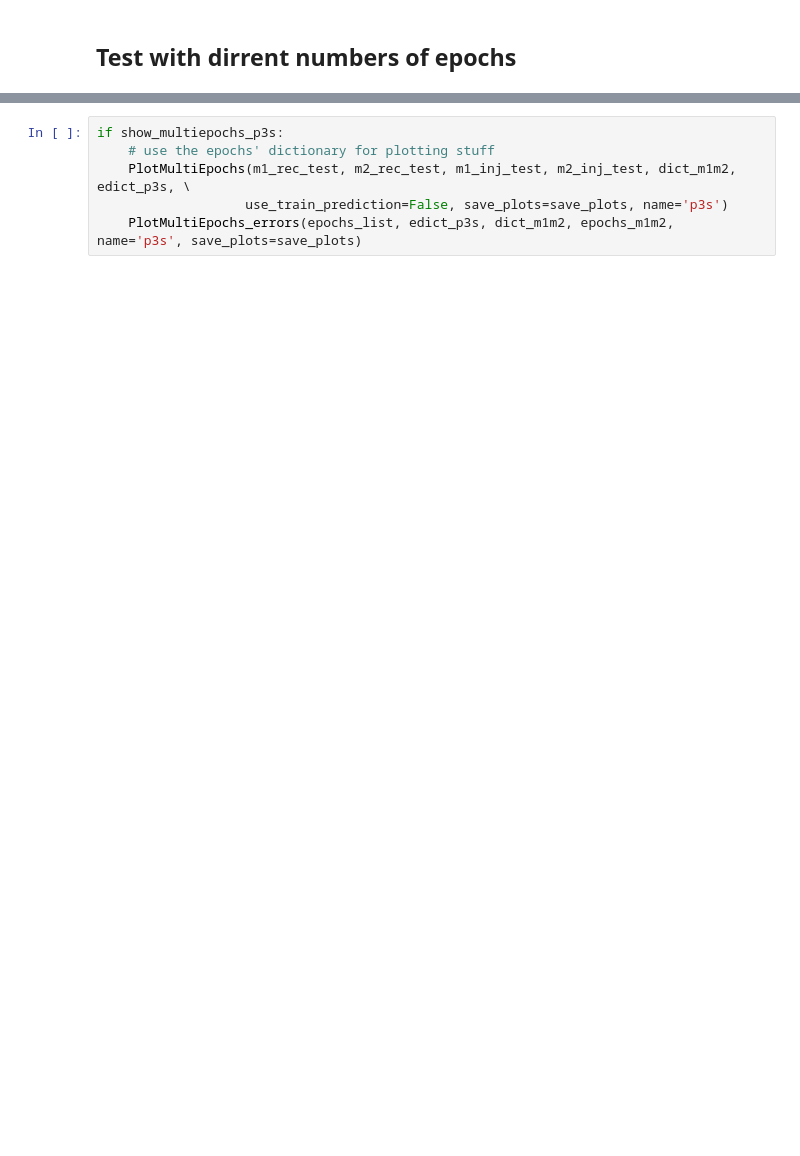
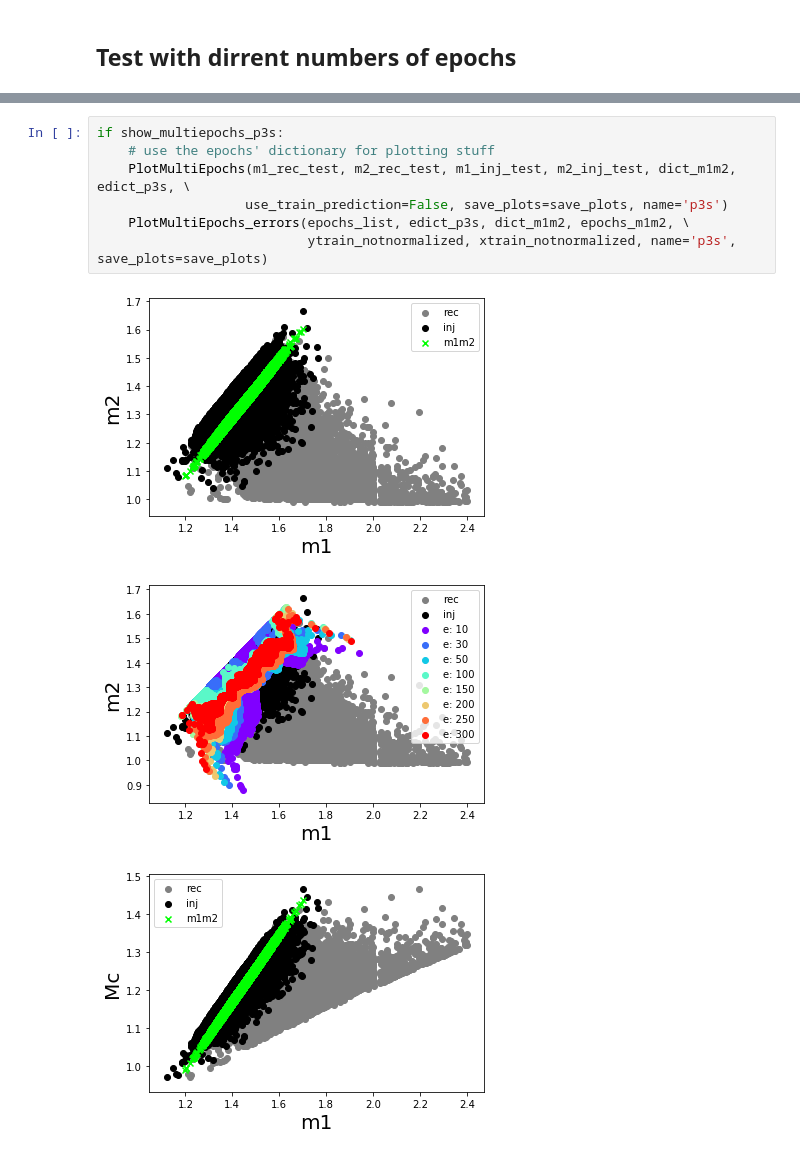
Before and after one commit to PhoenixBirdCreations/IPAM2021_ML, a Jupyter notebook: algo/NN_tf/NN_GSTLAL_epochs.ipynb, the cells around one changed output, grey strips where cells are left out. Saved outputs shown, nothing was run; the diff lists cells and outputs as text; blank space fills up the shorter version.

```diff
--- a/algo/NN_tf/NN_GSTLAL_epochs.ipynb
+++ b/algo/NN_tf/NN_GSTLAL_epochs.ipynb
@@ -1546,6 +1249,11 @@ if show_multiepochs_p3s:
 # %%
 if show_multiepochs_p3s:
     # use the epochs' dictionary for plotting stuff
     PlotMultiEpochs(m1_rec_test, m2_rec_test, m1_inj_test, m2_inj_test, dict_m1m2, edict_p3s, \
                    use_train_prediction=False, save_plots=save_plots, name='p3s')
-    PlotMultiEpochs_errors(epochs_list, edict_p3s, dict_m1m2, epochs_m1m2, name='p3s', save_plots=save_plots)
+    PlotMultiEpochs_errors(epochs_list, edict_p3s, dict_m1m2, epochs_m1m2, \
+                           ytrain_notnormalized, xtrain_notnormalized, name='p3s', save_plots=save_plots)
+# %% [output]
+[figure, added]
+[figure, added]
+[figure, added]
```
Also changed, not shown: parts of 16 cells of this notebook, 1 other file.
